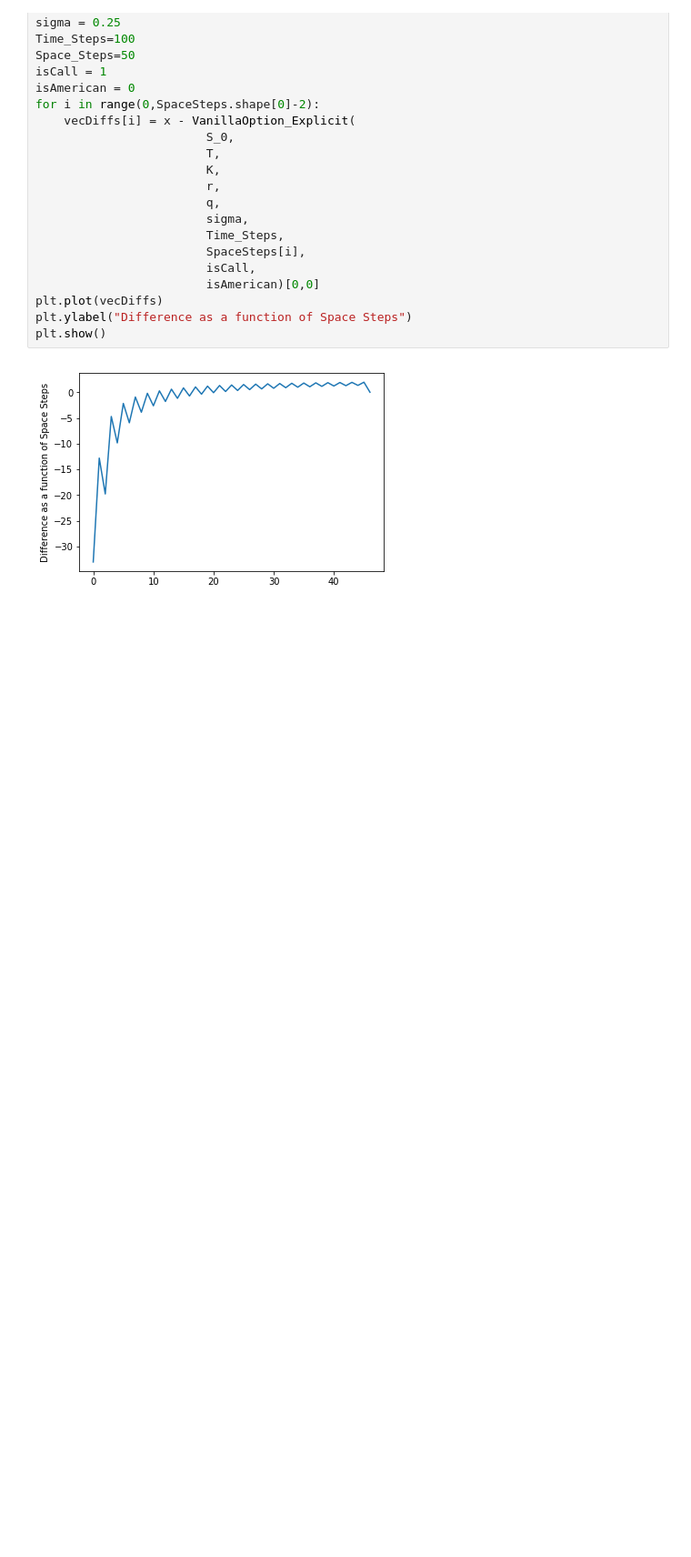
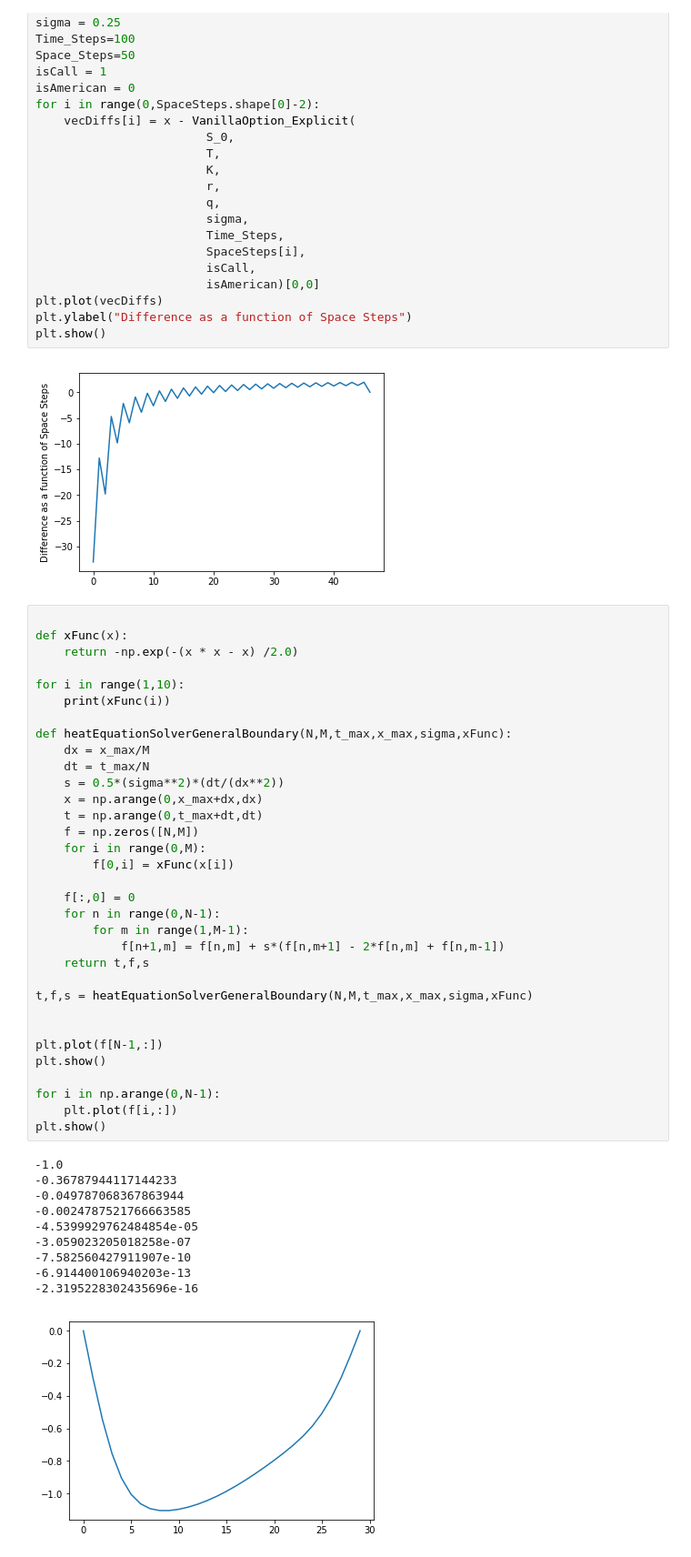
Before and after one commit to TopsyKret69/PythonNumericalMethods, a Jupyter notebook: iPython Lecture - Basic PDEs in Finance.ipynb, the cells around one changed output. Shown at 91% size. Drawn from its saved outputs; the diff is of its cells as text; blank space fills up the shorter version.

Commit message:
adding a generic boundary condition solver

```diff
--- a/iPython Lecture - Basic PDEs in Finance.ipynb
+++ b/iPython Lecture - Basic PDEs in Finance.ipynb
@@ -533,3 +533,47 @@ plt.ylabel("Difference as a function of Space Steps")
 plt.show()
 # %% [output]
 [figure]
+# %%
+
+def xFunc(x):
+    return -np.exp(-(x * x - x) /2.0)
+
+for i in range(1,10):
+    print(xFunc(i))
+
+def heatEquationSolverGeneralBoundary(N,M,t_max,x_max,sigma,xFunc):
+    dx = x_max/M
+    dt = t_max/N
+    s = 0.5*(sigma**2)*(dt/(dx**2))
+    x = np.arange(0,x_max+dx,dx)
+    t = np.arange(0,t_max+dt,dt)
+    f = np.zeros([N,M])
+    for i in range(0,M):
+        f[0,i] = xFunc(x[i])
+
+    f[:,0] = 0
+    for n in range(0,N-1):
+        for m in range(1,M-1):
+            f[n+1,m] = f[n,m] + s*(f[n,m+1] - 2*f[n,m] + f[n,m-1])
+    return t,f,s
+
+t,f,s = heatEquationSolverGeneralBoundary(N,M,t_max,x_max,sigma,xFunc)
+
+
+plt.plot(f[N-1,:])
+plt.show()
+
+for i in np.arange(0,N-1):
+    plt.plot(f[i,:])
+plt.show()
+# %% [output]
+-1.0
+-0.36787944117144233
+-0.049787068367863944
+-0.0024787521766663585
+-4.5399929762484854e-05
+-3.059023205018258e-07
+-7.582560427911907e-10
+-6.914400106940203e-13
+-2.3195228302435696e-16
+[figure, added]
```
Also changed, not shown: parts of 1 cell of this notebook.
